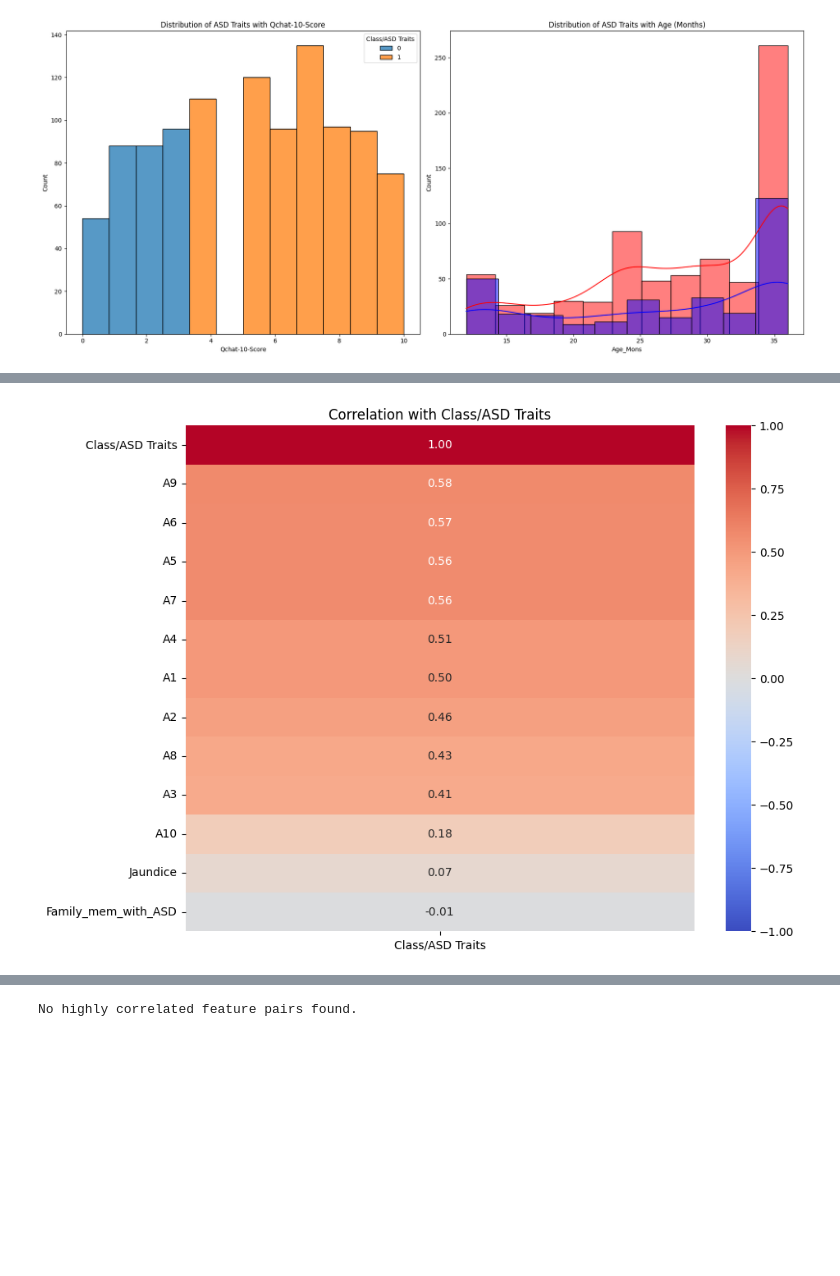
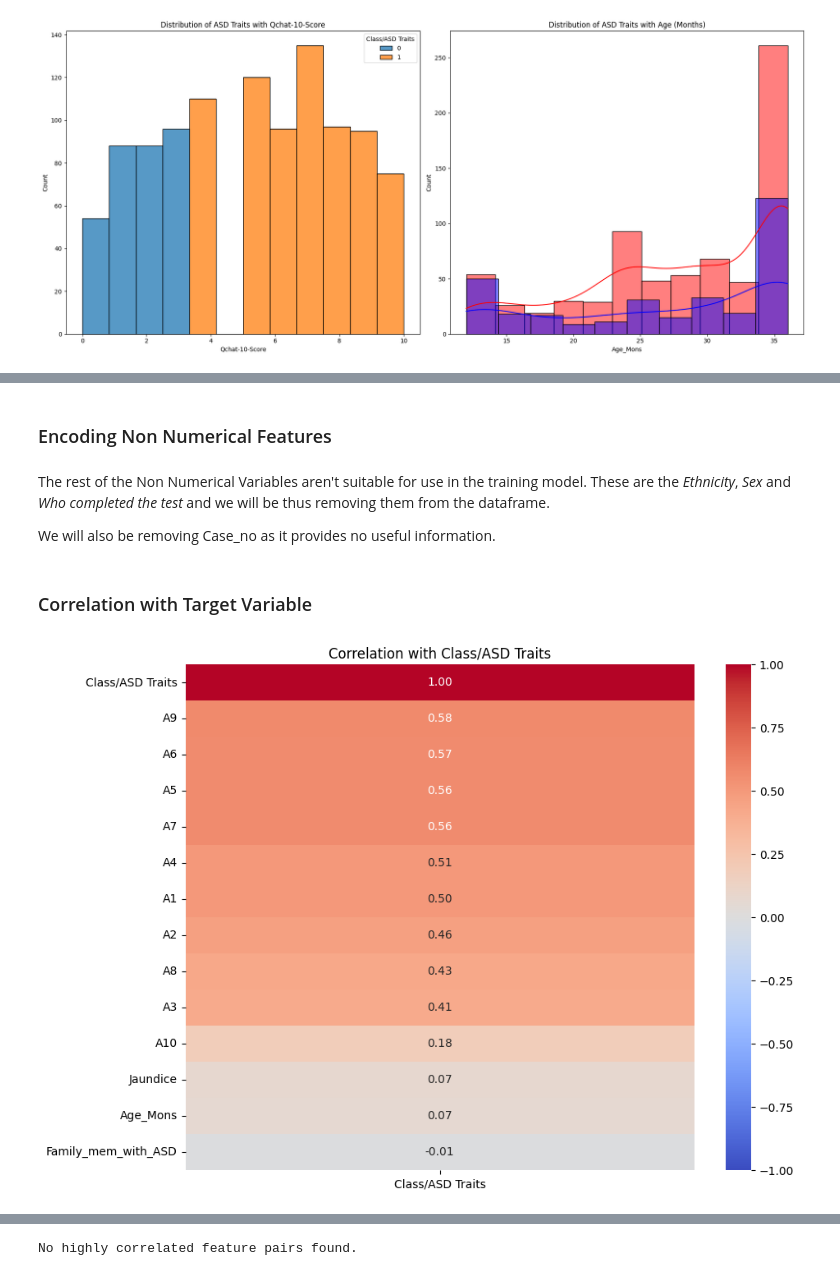
Before and after one commit to AndreSantos03/Y3S2-Artificial-Intelligence2, a Jupyter notebook: autism_toddler_prediction.ipynb, the cells around one changed output, grey strips where cells are left out. Cells and saved outputs as stored; diff of their text form; code cells hidden in the pictures; blank space fills up the shorter version.

```diff
--- a/autism_toddler_prediction.ipynb
+++ b/autism_toddler_prediction.ipynb
@@ -16,8 +29,8 @@ warnings.filterwarnings('ignore')
 # %%
-import pandas as pd
+df = pd.read_csv('data/Autism Dataset for Toddlers.csv')
 
-df = df = pd.read_csv('data/Autism Dataset for Toddlers.csv')
-df.head()
+display(df.head())
+display(df.describe())
 # %% [output]
 |  | Case_No | A1 | A2 | A3 | A4 | A5 | A6 | A7 | A8 | A9 | A10 | ... |
 | 0 | 1 | 0 | 0 | 0 | 0 | 0 | 0 | 1 | 1 | 0 | 1 | ... |
@@ -124,0 +122,5 @@ plt.show()
+# %%
+#Remove Qchat-10-Score from dataframe
+df.drop(['Qchat-10-Score'], axis=1, inplace=True)
+# %% [markdown]
+### Encoding Non Numerical Features
@@ -125,15 +131,20 @@ plt.show()
+# %% [markdown]
+The rest of the Non Numerical Variables aren't suitable for use in the training model. These are the *Ethnicity*, *Sex*  and *Who completed the test* and we will be thus removing them from the dataframe.
+
+We will also be removing Case_no as it provides no useful information.
+# %%
+#Remove Sex, Ethnicity, Who completed and Case_No the test from dataframe
+df.drop(["Sex","Ethnicity","Who completed the test","Case_No"], axis=1, inplace=True)
+# %% [markdown]
+### Correlation with Target Variable
 # %%
-# Encode categorical variables 'Jaundice' and 'Family_mem_with_ASD'
-df['Jaundice'] = encoder.fit_transform(df['Jaundice'])
-df['Family_mem_with_ASD'] = encoder.fit_transform(df['Family_mem_with_ASD'])
-
 # Create correlation matrix
-correlation = df[['A1', 'A2', 'A3', 'A4', 'A5', 'A6', 'A7', 'A8', 'A9', 'A10', 'Jaundice', 'Family_mem_with_ASD','Class/ASD Traits']].corr()['Class/ASD Traits'].sort_values(ascending=False)
+correlation = df.corr()['Class/ASD Traits'].sort_values(ascending=False)
 
 # Plot correlation matrix heatmap
 plt.figure(figsize=(10, 8))
 sb.heatmap(correlation.to_frame(), annot=True, cmap='coolwarm', fmt=".2f", vmin=-1, vmax=1)
 plt.title('Correlation with Class/ASD Traits')
 plt.show()
 # %% [output]
-[figure, old version]
+[figure, new version]
```
Also changed, not shown: parts of 34 cells of this notebook.
